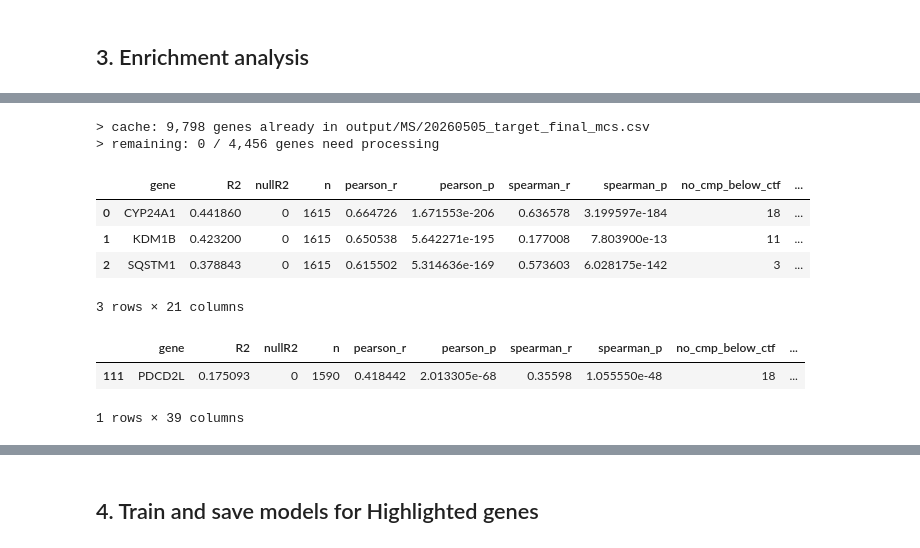
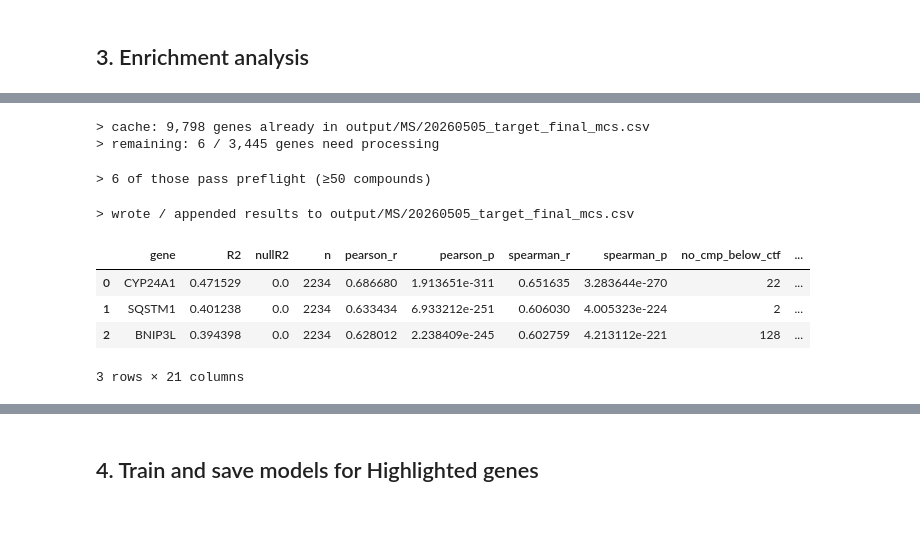
Before and after one commit to gtamo39/MS_ML, a Jupyter notebook: vignettes/MS_TargetML.ipynb, the cells around one changed output, grey strips where cells are left out. Cells and saved outputs as stored; diff of their text form; code cells hidden in the pictures; blank space fills up the shorter version.

```diff
--- a/vignettes/MS_TargetML.ipynb
+++ b/vignettes/MS_TargetML.ipynb
@@ -163,0 +101,11 @@ df_raw.head(1)
+# %%
+%%time
+## latest library straight from CDD Vault (collections AJ/AK), compound name + smiles only
+if CHEMLIB_OVERWRITE:
+    serac_df = (get_df(vault=7108, collections=['AK', 'AJ'], columns=['name', 'smiles'])
+                .rename(columns={'Name': 'compound','SMILES':'smiles'}))
+    serac_df.to_csv(CHEMLIB_PATH,sep=',',index=False)
+else:
+    serac_df = pd.read_csv(CHEMLIB_PATH)
+serac_df = serac_df.drop_duplicates()
+serac_df.shape
@@ -192,6 +320,7 @@ else:
     MF          = rdkit_tools.get_MF_bits_from_df(serac_df,nBits=2048)
     MF_features = pd.merge(MF,properties)
 
+MF_features = MF_features.drop_duplicates()
 MF_features.head(1)
 # %% [output]
 > checking smiles
@@ -367,4 +473,5 @@ run_df.sort_values('R2',ascending=False).head(20)
 # %%
+%%time
 ## Single-gene parity plot — pipeline mirrors the per-gene SAR screen (cell ddb2517f).
 ##   1. Per-gene 1-99% winsorize on logfc (raw passthrough for RAW_LOGFC_GENES).
 ##   2. Aggregate per compound (mean across replicates).
@@ -372,7 +479,7 @@ run_df.sort_values('R2',ascending=False).head(20)
 ##   4. 5-fold CV regression via ML_Reg.run_K_Fold_Xval_Regression.
 ##   5. Scatter predicted vs observed; annotate R² (squared Pearson, same as the screen).
 
-gene = 'PCSK9' # 'ANKZF1' # 'UNC45A' # 'KDM1B' #  'CYP24A1' #  'GSPT1' #   'TUBB8' #  #   'ASNS' #  'TP53'  # 'PLIN2' # 'TMEM205' #
+gene = 'KDM1B' # 'PCSK9' # 'GSPT1' # 'TGFB1' #  'UNC45A' #   'ANKZF1' #    'CYP24A1' #     'TUBB8' #  #   'ASNS' #  'TP53'  # 'PLIN2' # 'TMEM205' #
 tardf = df_raw[df_raw['genes']==gene]
 
 # ,'PCSK9'
@@ -541,10 +593,14 @@ Run K-fold X-validation for each gene of the ot list
 ot_df_rank = (ot_pharma.sort_values('overall_score',ascending=False).reset_index(drop=True).groupby('target_symbol').first().sort_values('overall_score',ascending=False).reset_index())
 target_list = list(ot_df_rank[ot_df_rank['overall_score'] > 0.4]['target_symbol'])
 
-## add pharma target list:
+## add pharma target lists: BOTH the small-molecule patent file (gene col) AND
+## the BMS pipeline file (hgnc_symbol col), so every pharma/BMS target is included.
 patents = list(pd.read_csv(PHARMA_PATENT_CSV)['gene'].dropna().unique())
-target_list += patents
+bms     = list(pd.read_csv(BMS_GENES)['hgnc_symbol'].dropna().unique())
+target_list += patents + bms
 
-target_list = list(dict.fromkeys(target_list))
+target_list = list(dict.fromkeys(target_list))   # de-dupe, keep order
+print(f'> target_list: {len(target_list)} unique '
+      f'(OT>0.4 + {len(set(patents))} patent + {len(set(bms))} BMS genes)')
 len(target_list)
 # %% [output]
@@ -715,7 +762,10 @@ print(f'> remaining: {len(remaining):,} / {len(target_final):,} genes need proce
 # 2) Pre-extract per-gene compound list — ONLY for the remaining genes
 gene_data = {}
 if remaining:
-    serac_smi = serac_df.set_index('compound')['smiles']
+    # dedupe on compound first — serac_df (CDD Vault export) has multiple rows
+    # per molecule (batches / AJ+AK overlap); a duplicated index would make
+    # serac_smi.loc[cmpds] longer than y.loc[cmpds] -> 'arrays must be same length'.
+    serac_smi = serac_df.drop_duplicates('compound').set_index('compound')['smiles']
     for gene in tqdm(remaining, desc='preflight'):
         sub = df_raw[df_raw['genes'] == gene]
         y = sub.groupby('compound')['logfc'].mean().dropna()
@@ -793,44 +843,40 @@ if todo:
 # 5) Load + merge into target_final
 mcs_df = pd.read_csv(MCS_CSV)
 # inf was stored as 9999.0 in CSV — restore for clarity in display
 mcs_df['fold'] = mcs_df['fold'].replace(9999.0, float('inf'))
 target_final = target_final.drop(columns=[c for c in fields[1:] if c in target_final.columns]).merge(
     mcs_df, on='gene', how='left',
 )
 
 
 # 6) Per-gene logfc extremes — most-positive (max_logfc) & most-negative (min_logfc)
 #    across compounds. For degrader analysis min_logfc is the "best hit" magnitude;
 #    max_logfc is a sanity check for upregulators. Computed once via groupby.
 logfc_extremes = (df_raw.groupby(['genes', 'compound'])['logfc'].mean().reset_index()
                   .groupby('genes')['logfc']
                   .agg(min_logfc='min', max_logfc='max').reset_index()
                   .rename(columns={'genes': 'gene'}))
 target_final = (target_final
                 .drop(columns=[c for c in ['min_logfc', 'max_logfc'] if c in target_final.columns])
                 .merge(logfc_extremes, on='gene', how='left'))
 
 cols = ['gene', 'R2', 'n', 'no_cmp_below_ctf', 'min_logfc', 'max_logfc',
         'K', 'fold', 'fisher_p', 'in_top_pct', 'in_rest_pct', 'mcs_atoms']
 
 ## add disease relevance
 target_final = pd.merge(target_final,ot_df_rank.rename(columns={'target_symbol':'gene'})[['gene','overall_score']])
 
 target_final.head(3)
 # %% [output]
 > cache: 9,798 genes already in output/MS/20260505_target_final_mcs.csv
-> remaining: 0 / 4,456 genes need processing
+> remaining: 6 / 3,445 genes need processing
+> 6 of those pass preflight (≥50 compounds)
+> wrote / appended results to output/MS/20260505_target_final_mcs.csv
 |  | gene | R2 | nullR2 | n | pearson_r | pearson_p | spearman_r | spearman_p | no_cmp_below_ctf | ... |
-| 0 | CYP24A1 | 0.441860 | 0 | 1615 | 0.664726 | 1.671553e-206 | 0.636578 | 3.199597e-184 | 18 | ... |
-| 1 | KDM1B | 0.423200 | 0 | 1615 | 0.650538 | 5.642271e-195 | 0.177008 | 7.803900e-13 | 11 | ... |
-| 2 | SQSTM1 | 0.378843 | 0 | 1615 | 0.615502 | 5.314636e-169 | 0.573603 | 6.028175e-142 | 3 | ... |
+| 0 | CYP24A1 | 0.471529 | 0.0 | 2234 | 0.686680 | 1.913651e-311 | 0.651635 | 3.283644e-270 | 22 | ... |
+| 1 | SQSTM1 | 0.401238 | 0.0 | 2234 | 0.633434 | 6.933212e-251 | 0.606030 | 4.005323e-224 | 2 | ... |
+| 2 | BNIP3L | 0.394398 | 0.0 | 2234 | 0.628012 | 2.238409e-245 | 0.602759 | 4.213112e-221 | 128 | ... |
-3 rows × 21 columns
+3 rows × 21 columns
-# %%
-target_final[target_final['gene']=='PDCD2L']
-# %% [output]
-|  | gene | R2 | nullR2 | n | pearson_r | pearson_p | spearman_r | spearman_p | no_cmp_below_ctf | ... |
-| 111 | PDCD2L | 0.175093 | 0 | 1590 | 0.418442 | 2.013305e-68 | 0.35598 | 1.055550e-48 | 18 | ... |
-1 rows × 39 columns
 # %%
 # ## plot R2 vs disease relevance
 # ## Scatter of model-predictability (R²) vs OpenTargets disease association
```
Also changed, not shown: parts of 36 cells of this notebook, 7 other files.
